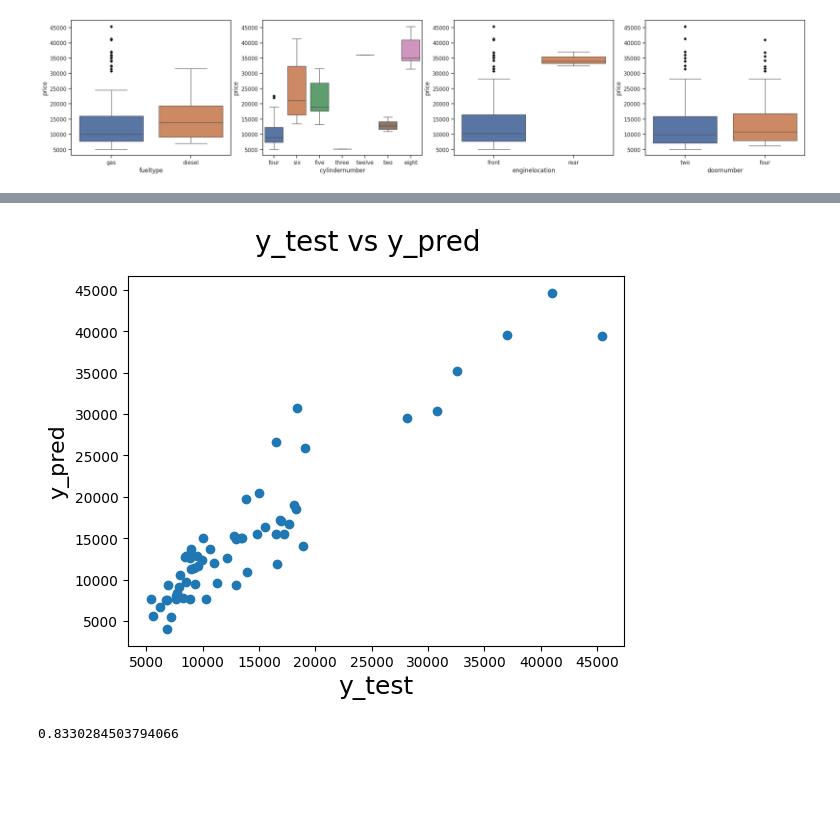
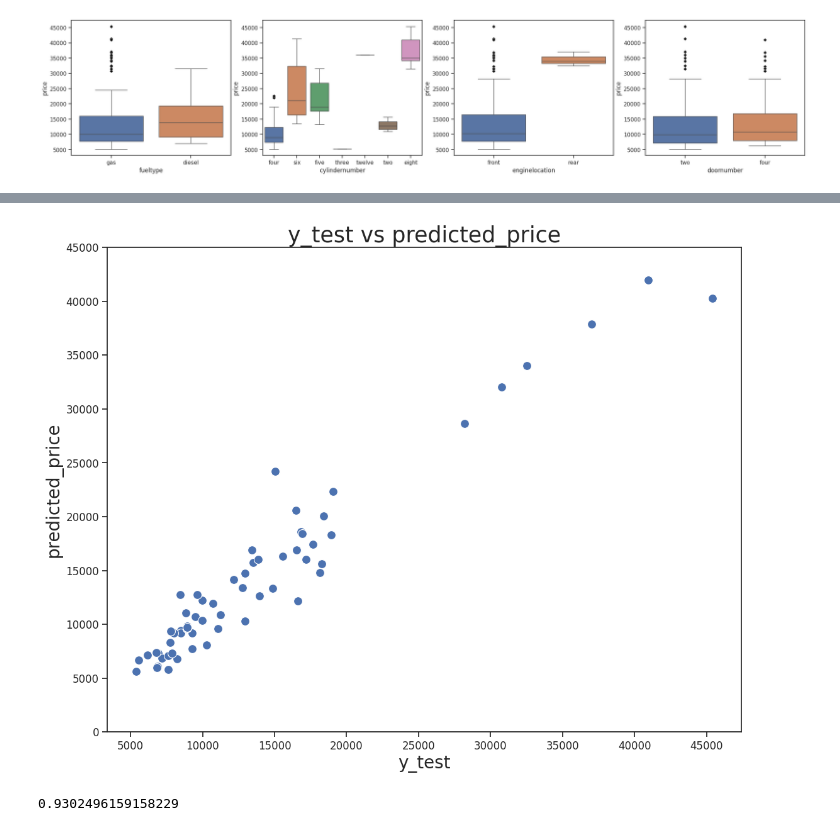
Before and after one commit to Lisly25/Machine_Learning_track, a Jupyter notebook: module02/Beginner02.ipynb, the cells around one changed output, grey strips where cells are left out. Saved outputs shown, nothing was run; the diff lists cells and outputs as text; code cells hidden in the pictures; blank space fills up the shorter version.

```diff
--- a/module02/Beginner02.ipynb
+++ b/module02/Beginner02.ipynb
@@ -233,3 +248,14 @@ X_test = ...
+# %%
+scaler = MinMaxScaler()
+
+y_train = CarData_train['price']
+X_train = CarData_train.drop(['price'], axis=1)
+
+y_test = CarData_test['price']
+X_test = CarData_test.drop(['price'], axis=1)
+
+X_train_scaled = scaler.fit_transform(X_train)
+X_test_scaled = scaler.transform(X_test)
 # %%
 # Train your model
 from sklearn.linear_model import LinearRegression
@@ -238,6 +267,6 @@ from sklearn.linear_model import LinearRegression
 # %%
 # Making predictions
-predicted_price = ...
+predicted_price = model.predict(X_test_scaled)
 # %%
 # Show predictions
 predicted_price
@@ -261,11 +290,20 @@ array([ 8377.44877717,  9763.34738176,  7688.8429929 ,  9435.22372873,
-# %%
-# Plotting y_test and y_pred to understand the spread.
-...
-# %% [output]
-[figure, removed]
+# %%
+# Plotting y_test and y_pred to understand the spread.
+
+sb.set_theme(rc={'figure.figsize':(13,10)}, style="ticks")
+sb.scatterplot(x=y_test, y=predicted_price, s=100)
+plt.ylim(0, 45000)
+plt.title('y_test vs predicted_price', fontsize=25)
+plt.tick_params(axis='both', which='major', labelsize=12)
+plt.xlabel('y_test', fontsize=20)
+plt.ylabel('predicted_price', fontsize=20)
+plt.show()
+# %% [output]
+[figure, added]
 # %%
 from sklearn.metrics import r2_score
 
-...
+r2 = r2_score(y_test, predicted_price)
+print(r2)
 # %% [output]
-0.8330284503794066
+0.9302496159158229
```
Also changed, not shown: parts of 12 cells of this notebook.
